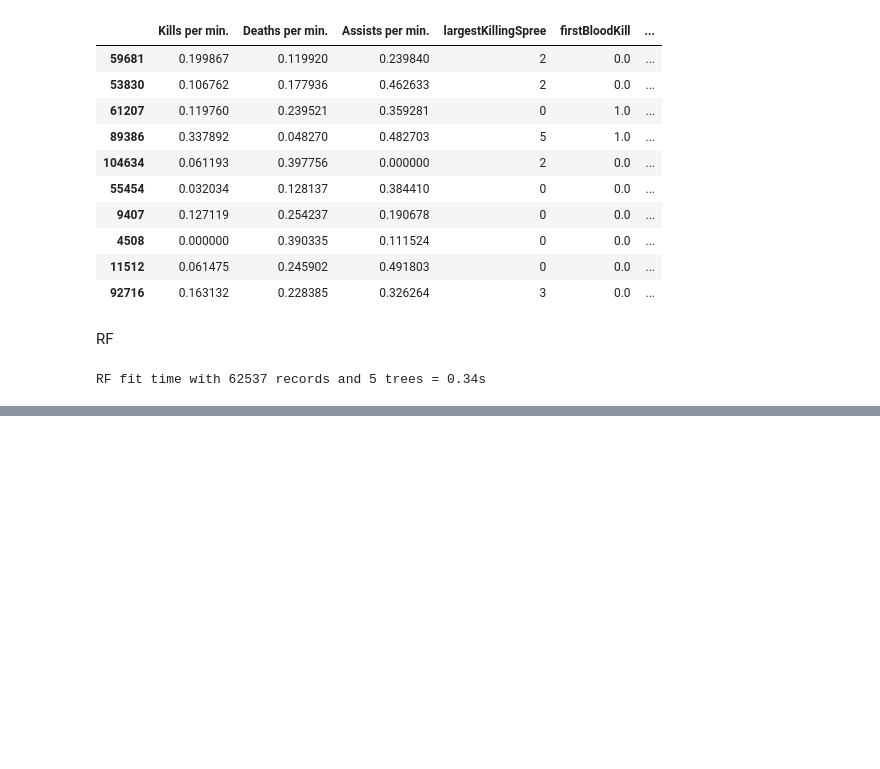
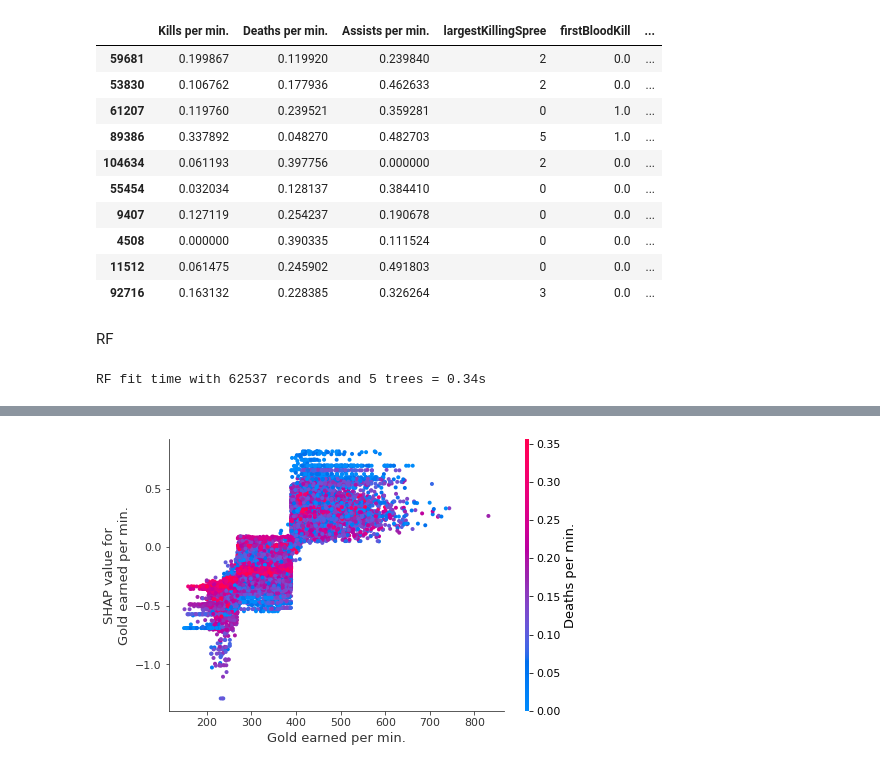
Before and after one commit to yi-ye-zhi-qiu/personalwebsite, a Jupyter notebook: models/Untitled.ipynb, the cells around one changed output, grey strips where cells are left out. Drawn from its saved outputs; the diff is of its cells as text; code cells hidden in the pictures; blank space fills up the shorter version.

```diff
--- a/models/Untitled.ipynb
+++ b/models/Untitled.ipynb
@@ -460,0 +532,4 @@ shap.summary_plot(shap_values, Xt)
+# %%
+shap.dependence_plot("Gold earned per min.", shap_values, Xv, interaction_index="Deaths per min.")
+# %% [output]
+[figure, added]
```
Also changed, not shown: parts of 14 cells of this notebook.
